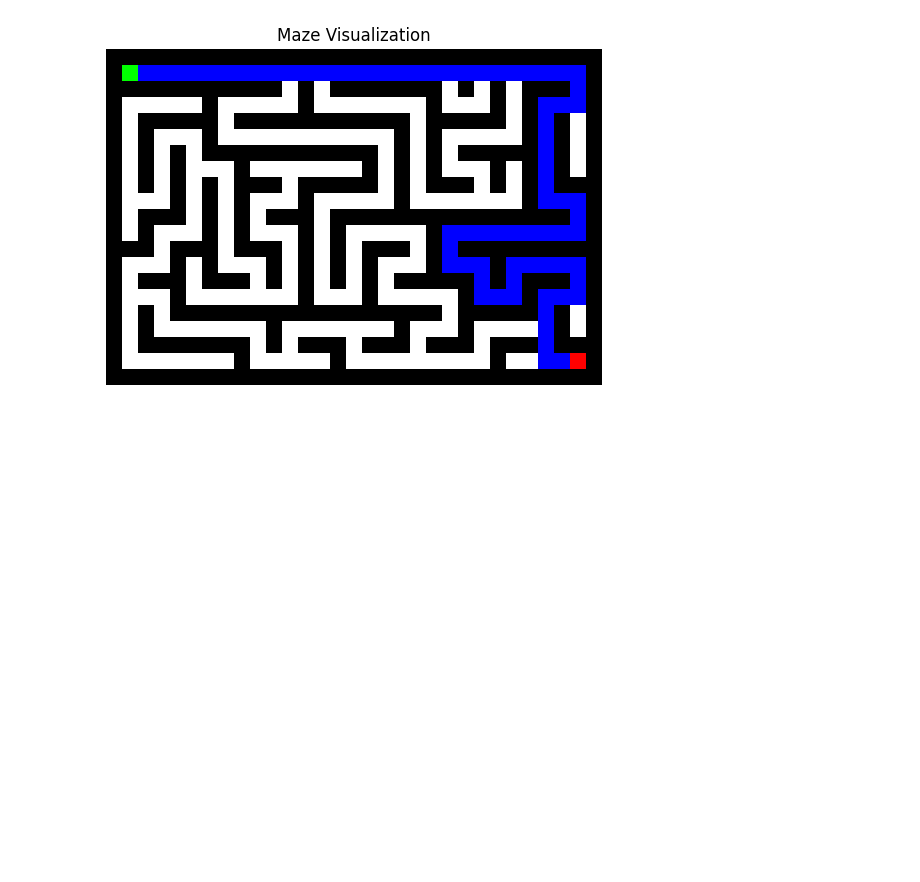
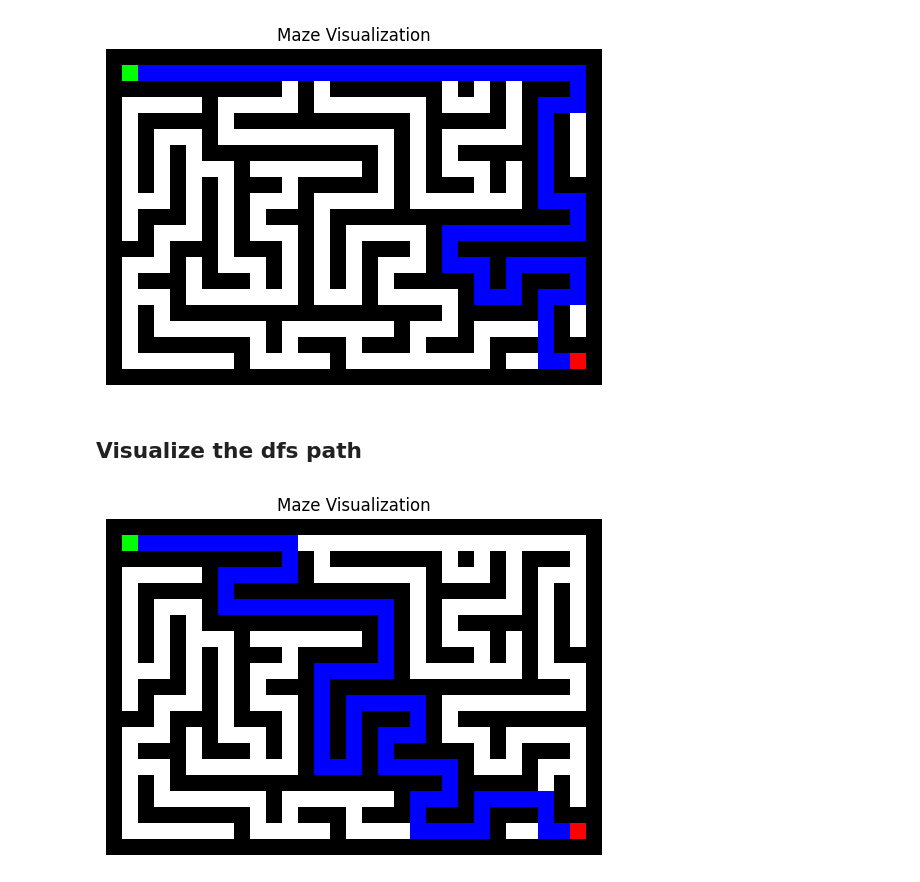
Before and after one commit to roch21V2/Intelligent-Agents-TC2032, a Jupyter notebook: Solving maze.ipynb, the cells around one changed output. Saved outputs shown, nothing was run; the diff lists cells and outputs as text; code cells hidden in the pictures; blank space fills up the shorter version.

```diff
--- a/Solving maze.ipynb
+++ b/Solving maze.ipynb
@@ -156,10 +183,12 @@ maze, rows, cols = load_maze('Mazes/maze3.txt')
 cols = cols+1
 maze_dict = generate_coordinates(maze,rows, cols)
 agent2 = Agent(maze_dict)
-path = agent2.bfs()
+path_bfs = agent2.bfs()
 
-path.remove(path[0])
-path.remove(path[-1])
+path_bfs.remove(path_bfs[0])
+path_bfs.remove(path_bfs[-1])
 
-# We print the path
-print(path)
+
+path_dfs = agent2.dfs()
+path_dfs.remove(path_dfs[0])
+path_dfs.remove(path_dfs[-1])
@@ -178,2 +205,8 @@ Visualize_path(path, maze_dict)
 # %% [output]
 [figure]
+# %% [markdown]
+## Visualize the dfs path
+# %%
+Visualize_path(path_dfs, maze_dict)
+# %% [output]
+[figure, added]
```
Also changed, not shown: parts of 7 cells of this notebook.
